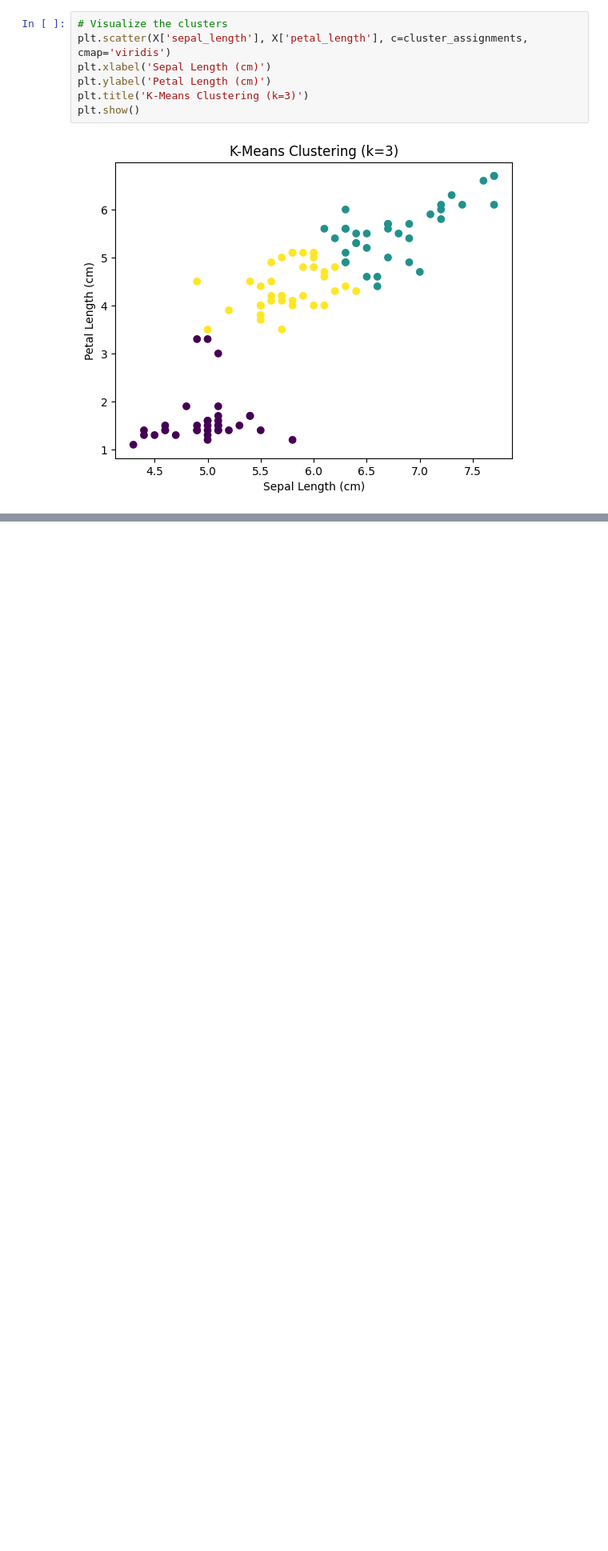
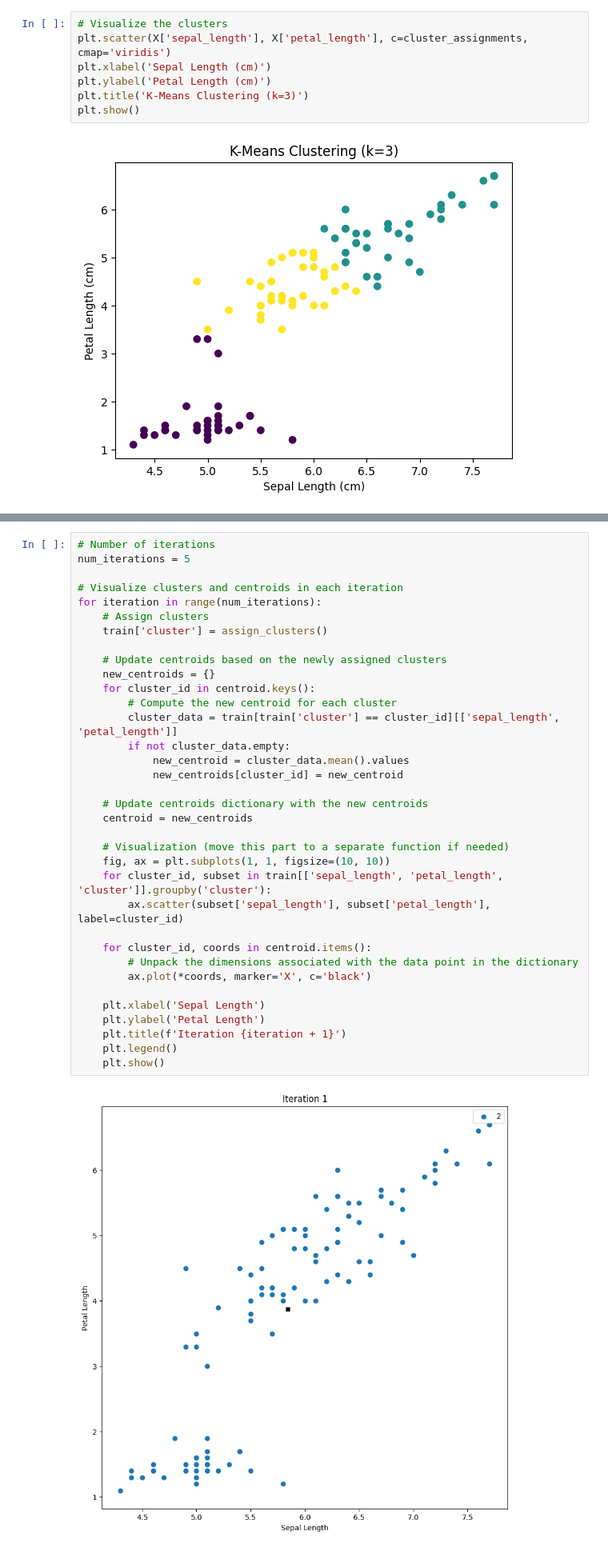
Before and after one commit to TheodoreQuansah/clustering-exercises, a Jupyter notebook: modeling.ipynb, the cells around one changed output, grey strips where cells are left out. Shown: that part at 80% size. Drawn from its saved outputs; the diff is of its cells as text; blank space fills up the shorter version.

```diff
--- a/modeling.ipynb
+++ b/modeling.ipynb
@@ -187,0 +252,37 @@ plt.show()
+# %%
+# Number of iterations
+num_iterations = 5
+
+# Visualize clusters and centroids in each iteration
+for iteration in range(num_iterations):
+    # Assign clusters
+    train['cluster'] = assign_clusters()
+
+    # Update centroids based on the newly assigned clusters
+    new_centroids = {}
+    for cluster_id in centroid.keys():
+        # Compute the new centroid for each cluster
+        cluster_data = train[train['cluster'] == cluster_id][['sepal_length', 'petal_length']]
+        if not cluster_data.empty:
+            new_centroid = cluster_data.mean().values
+            new_centroids[cluster_id] = new_centroid
+
+    # Update centroids dictionary with the new centroids
+    centroid = new_centroids
+
+    # Visualization (move this part to a separate function if needed)
+    fig, ax = plt.subplots(1, 1, figsize=(10, 10))
+    for cluster_id, subset in train[['sepal_length', 'petal_length', 'cluster']].groupby('cluster'):
+        ax.scatter(subset['sepal_length'], subset['petal_length'], label=cluster_id)
+
+    for cluster_id, coords in centroid.items():
+        # Unpack the dimensions associated with the data point in the dictionary
+        ax.plot(*coords, marker='X', c='black')
+
+    plt.xlabel('Sepal Length')
+    plt.ylabel('Petal Length')
+    plt.title(f'Iteration {iteration + 1}')
+    plt.legend()
+    plt.show()
+# %% [output]
+[figure, added]
```
Also changed, not shown: parts of 12 cells of this notebook.
